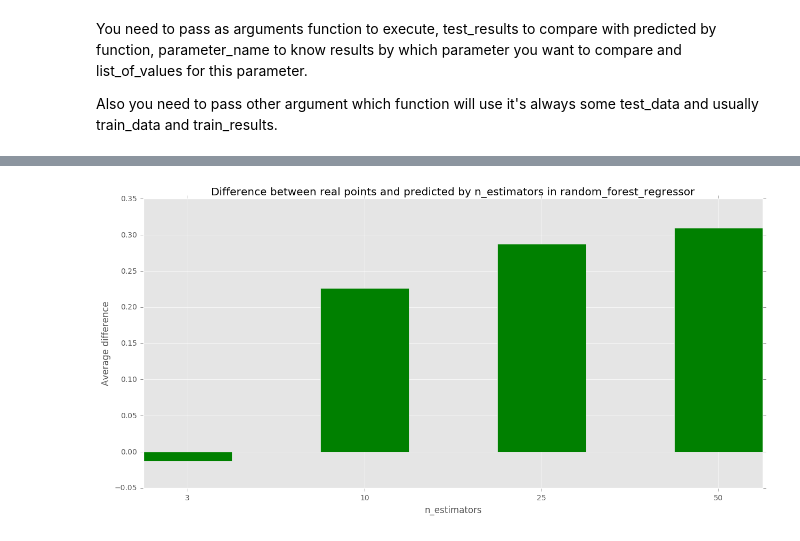
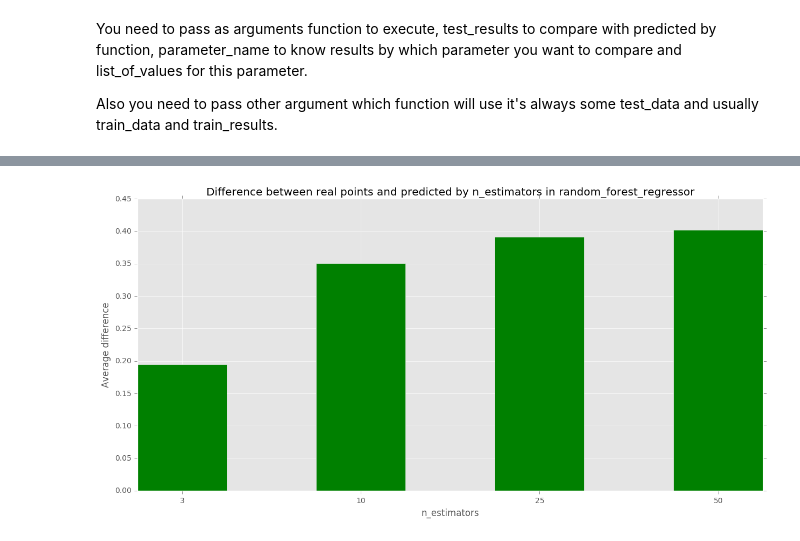
Before and after one commit to avgaydashenko/cuddly-robot, a Jupyter notebook: framework.ipynb, the cells around one changed output, grey strips where cells are left out. Cells and saved outputs as stored; diff of their text form; code cells hidden in the pictures.

Commit message:
rfr predict delta

```diff
--- a/framework.ipynb
+++ b/framework.ipynb
@@ -197,15 +197,44 @@ test_data = test_data[:5]
 
 train_results = train_data[5:10]
 train_data = train_data[:5]
+# %%
+def make_delta(data, results):
+    data = np.array(data)
+    results = np.array(results)
+
+    delta_results = np.copy(results)
+    delta_results[0,:] -= data[-1,:]
+    delta_results[1:,:] -= results[:-1,:]
+
+    return delta_results
+
+def unmake_delta(data, delta):
+    result = np.copy(np.array(delta))
+
+    for i, row in enumerate(result):
+        if i == 0:
+            result[i] += np.array(data)[-1,:]
+        else:
+            result[i] += result[i-1]
+
+    return result
 # %%
 from sklearn.ensemble import RandomForestRegressor
 
-def random_forest_regressor(train_data, train_results, test_data, **est_parameters):
+def random_forest_regressor(train_data, train_results, test_data, enable_delta=False, **est_parameters):
     est = RandomForestRegressor(n_jobs=-1, **est_parameters)
-    est.fit(to_model_with_features(train_data), to_model(train_results))
-    return from_model(est.predict(to_model_with_features(test_data)))
+
+    if enable_delta:
+        est.fit(to_model_with_features(train_data), to_model(make_delta(train_data, train_results)))
+        delta_prediction = from_model(est.predict(to_model_with_features(test_data)))
+        prediction = unmake_delta(test_data, delta_prediction)
+    else:
+        est.fit(to_model_with_features(train_data), to_model(train_results))
+        prediction = from_model(est.predict(to_model_with_features(test_data)))
+
+    return prediction
 # %%
 compare_results(function=random_forest_regressor, test_results=test_results, parameter_name="n_estimators",
                 list_of_values=[3, 10, 25, 50], train_data=train_data, train_results=train_results,
-                test_data=test_data)
+                test_data=test_data, enable_delta=True)
 # %% [output]
@@ -218,4 +247,4 @@ Results: [-0.012382083159342638, 0.22608045628134432, 0.2875795701608922, 0.3093
-[figure, old version]
+[figure, new version]
 # %%
 compare_results(function=random_forest_regressor, test_results=train_results, parameter_name="n_estimators",
                 list_of_values=[3, 10, 25, 50], train_data=train_data, train_results=train_results,
```
Also changed, not shown: parts of 6 cells of this notebook, 1 other file.
